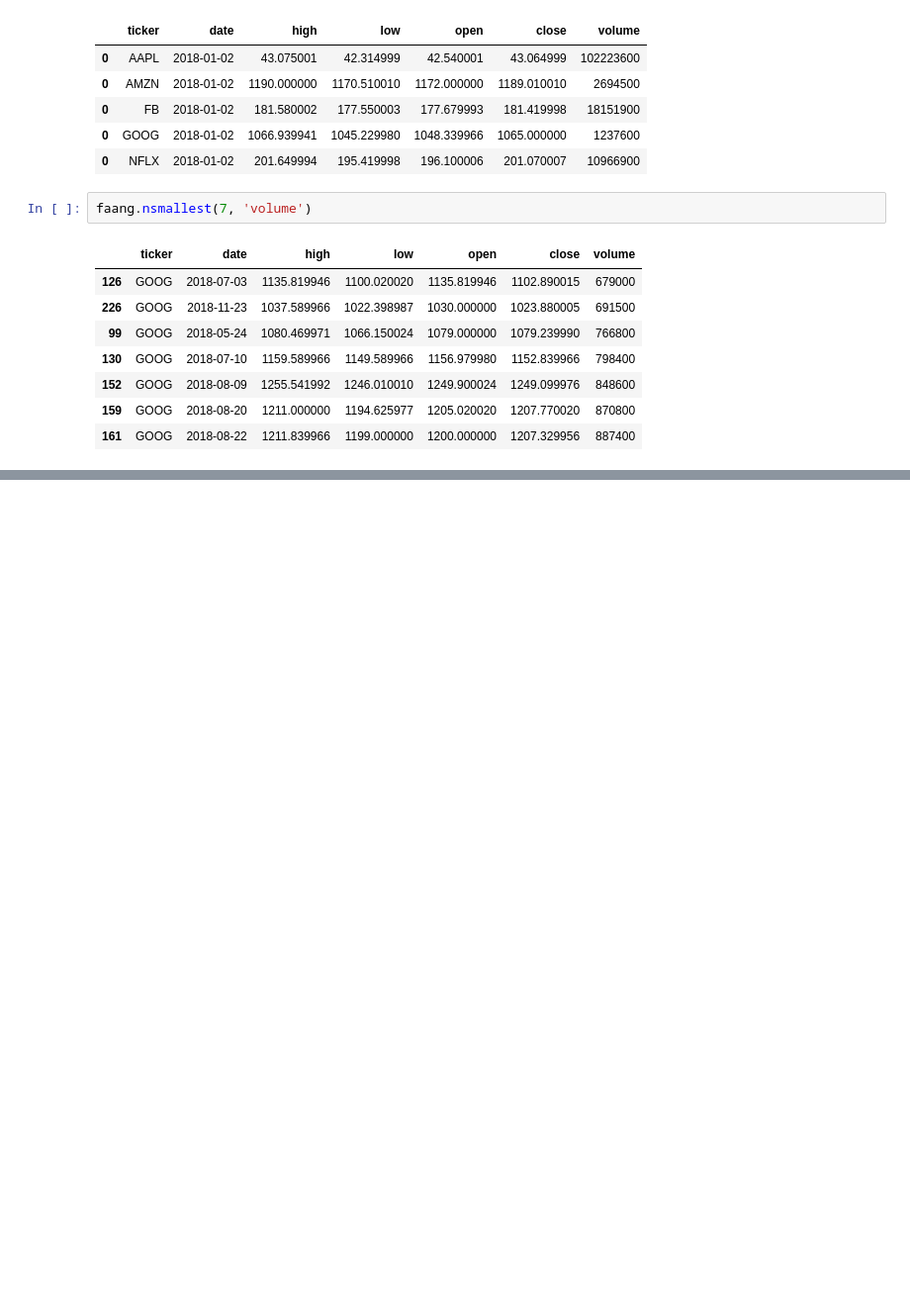
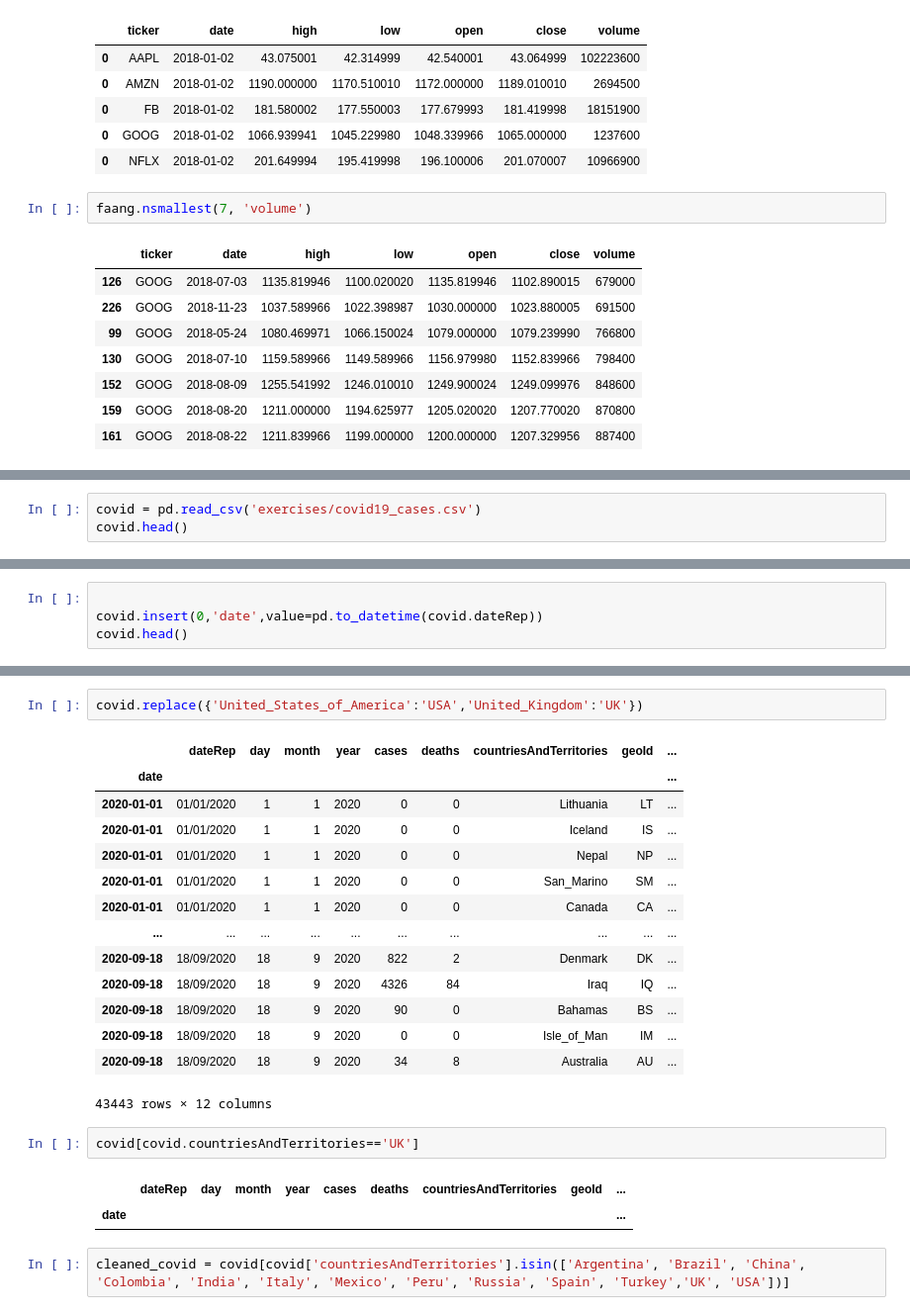
Before and after one commit to reshmapuliyakod/Hands-On-Data-Analysis-with-Pandas-2nd-edition, a Jupyter notebook: ch_03/excercises.ipynb, the cells around one changed output, grey strips where cells are left out. Shown: that part at 99% size. Drawn from its saved outputs; the diff is of its cells as text; blank space fills up the shorter version.

Commit message:
Completed exercises

```diff
--- a/ch_03/excercises.ipynb
+++ b/ch_03/excercises.ipynb
@@ -44,0 +68,3 @@ faang.nsmallest(7, 'volume')
+# %%
+covid = pd.read_csv('exercises/covid19_cases.csv')
+covid.head()
@@ -44,0 +100,4 @@ faang.nsmallest(7, 'volume')
+# %%
+
+covid.insert(0,'date',value=pd.to_datetime(covid.dateRep))
+covid.head()
@@ -44,0 +125,24 @@ faang.nsmallest(7, 'volume')
+# %%
+covid.replace({'United_States_of_America':'USA','United_Kingdom':'UK'})
+# %% [output]
+|  | dateRep | day | month | year | cases | deaths | countriesAndTerritories | geoId | ... |
+| date |  |  |  |  |  |  |  |  | ... |
+| 2020-01-01 | 01/01/2020 | 1 | 1 | 2020 | 0 | 0 | Lithuania | LT | ... |
+| 2020-01-01 | 01/01/2020 | 1 | 1 | 2020 | 0 | 0 | Iceland | IS | ... |
+| 2020-01-01 | 01/01/2020 | 1 | 1 | 2020 | 0 | 0 | Nepal | NP | ... |
+| 2020-01-01 | 01/01/2020 | 1 | 1 | 2020 | 0 | 0 | San_Marino | SM | ... |
+| 2020-01-01 | 01/01/2020 | 1 | 1 | 2020 | 0 | 0 | Canada | CA | ... |
+| ... | ... | ... | ... | ... | ... | ... | ... | ... | ... |
+| 2020-09-18 | 18/09/2020 | 18 | 9 | 2020 | 822 | 2 | Denmark | DK | ... |
+| 2020-09-18 | 18/09/2020 | 18 | 9 | 2020 | 4326 | 84 | Iraq | IQ | ... |
+| 2020-09-18 | 18/09/2020 | 18 | 9 | 2020 | 90 | 0 | Bahamas | BS | ... |
+| 2020-09-18 | 18/09/2020 | 18 | 9 | 2020 | 0 | 0 | Isle_of_Man | IM | ... |
+| 2020-09-18 | 18/09/2020 | 18 | 9 | 2020 | 34 | 8 | Australia | AU | ... |
+43443 rows × 12 columns
+# %%
+covid[covid.countriesAndTerritories=='UK']
+# %% [output]
+|  | dateRep | day | month | year | cases | deaths | countriesAndTerritories | geoId | ... |
+| date |  |  |  |  |  |  |  |  | ... |
+# %%
+cleaned_covid = covid[covid['countriesAndTerritories'].isin(['Argentina', 'Brazil', 'China', 'Colombia', 'India', 'Italy', 'Mexico', 'Peru', 'Russia', 'Spain', 'Turkey','UK', 'USA'])]
```
Also changed, not shown: parts of 13 cells of this notebook, 1 other file.
